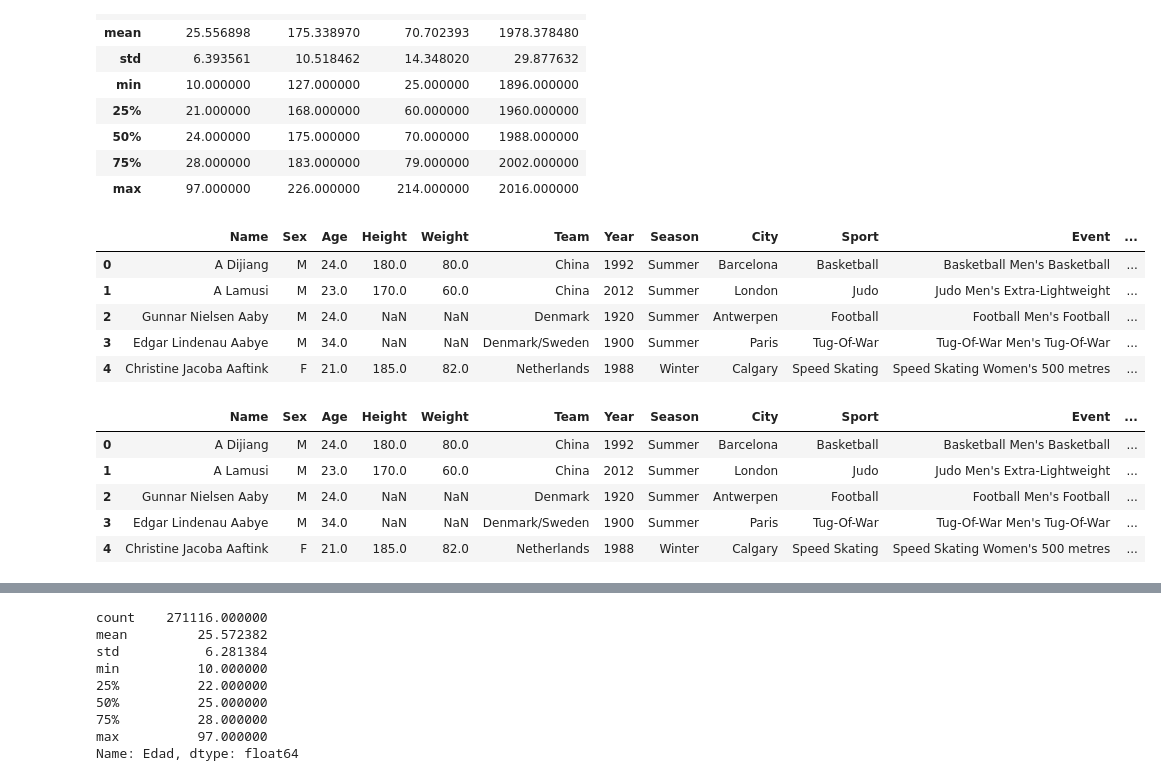
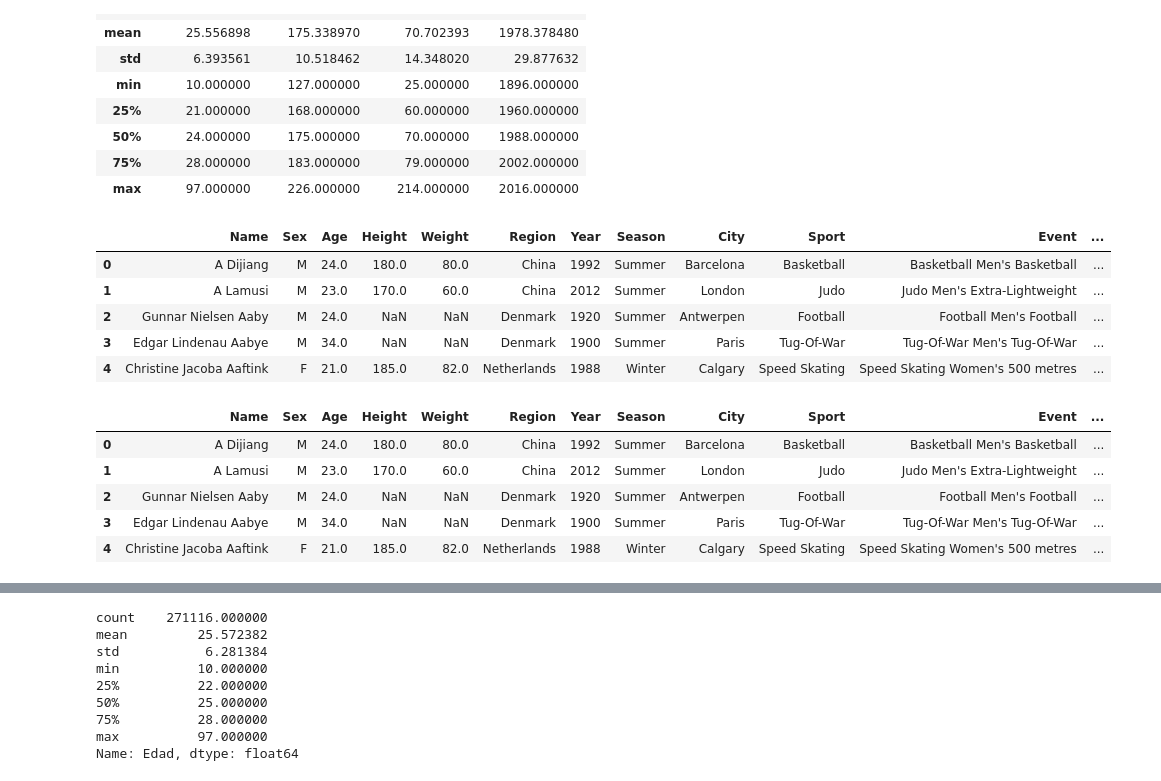
Before and after one commit to DaniaGarciaM/Olympics-DGM, a Jupyter notebook: queries.ipynb, the cells around one changed output, grey strips where cells are left out. Cells and saved outputs as stored; diff of their text form; code cells hidden in the pictures.

```diff
--- a/queries.ipynb
+++ b/queries.ipynb
@@ -82,25 +83,25 @@ atletas.describe()
 | max | 97.000000 | 226.000000 | 214.000000 | 2016.000000 |
 # %%
 #Seleccionar columnas a usar
-columnas = ['Name','Sex','Age','Height','Weight','Team','Year','Season','City','Sport','Event','Medal']
+columnas = ['Name','Sex','Age','Height','Weight','Region','Year','Season','City','Sport','Event','Medal']
 df = atletas.loc[:,columnas]
 df.head()
 # %% [output]
-|  | Name | Sex | Age | Height | Weight | Team | Year | Season | City | Sport | Event | ... |
+|  | Name | Sex | Age | Height | Weight | Region | Year | Season | City | Sport | Event | ... |
 | 0 | A Dijiang | M | 24.0 | 180.0 | 80.0 | China | 1992 | Summer | Barcelona | Basketball | Basketball Men's Basketball | ... |
 | 1 | A Lamusi | M | 23.0 | 170.0 | 60.0 | China | 2012 | Summer | London | Judo | Judo Men's Extra-Lightweight | ... |
 | 2 | Gunnar Nielsen Aaby | M | 24.0 | NaN | NaN | Denmark | 1920 | Summer | Antwerpen | Football | Football Men's Football | ... |
-| 3 | Edgar Lindenau Aabye | M | 34.0 | NaN | NaN | Denmark/Sweden | 1900 | Summer | Paris | Tug-Of-War | Tug-Of-War Men's Tug-Of-War | ... |
+| 3 | Edgar Lindenau Aabye | M | 34.0 | NaN | NaN | Denmark | 1900 | Summer | Paris | Tug-Of-War | Tug-Of-War Men's Tug-Of-War | ... |
 | 4 | Christine Jacoba Aaftink | F | 21.0 | 185.0 | 82.0 | Netherlands | 1988 | Winter | Calgary | Speed Skating | Speed Skating Women's 500 metres | ... |
 # %%
 atletas = df.copy()
 atletas.head()
 # %% [output]
-|  | Name | Sex | Age | Height | Weight | Team | Year | Season | City | Sport | Event | ... |
+|  | Name | Sex | Age | Height | Weight | Region | Year | Season | City | Sport | Event | ... |
 | 0 | A Dijiang | M | 24.0 | 180.0 | 80.0 | China | 1992 | Summer | Barcelona | Basketball | Basketball Men's Basketball | ... |
 | 1 | A Lamusi | M | 23.0 | 170.0 | 60.0 | China | 2012 | Summer | London | Judo | Judo Men's Extra-Lightweight | ... |
 | 2 | Gunnar Nielsen Aaby | M | 24.0 | NaN | NaN | Denmark | 1920 | Summer | Antwerpen | Football | Football Men's Football | ... |
-| 3 | Edgar Lindenau Aabye | M | 34.0 | NaN | NaN | Denmark/Sweden | 1900 | Summer | Paris | Tug-Of-War | Tug-Of-War Men's Tug-Of-War | ... |
+| 3 | Edgar Lindenau Aabye | M | 34.0 | NaN | NaN | Denmark | 1900 | Summer | Paris | Tug-Of-War | Tug-Of-War Men's Tug-Of-War | ... |
 | 4 | Christine Jacoba Aaftink | F | 21.0 | 185.0 | 82.0 | Netherlands | 1988 | Winter | Calgary | Speed Skating | Speed Skating Women's 500 metres | ... |
 # %%
 renombrar_columnas = {
```
Also changed, not shown: parts of 14 cells of this notebook, 2 other files.
